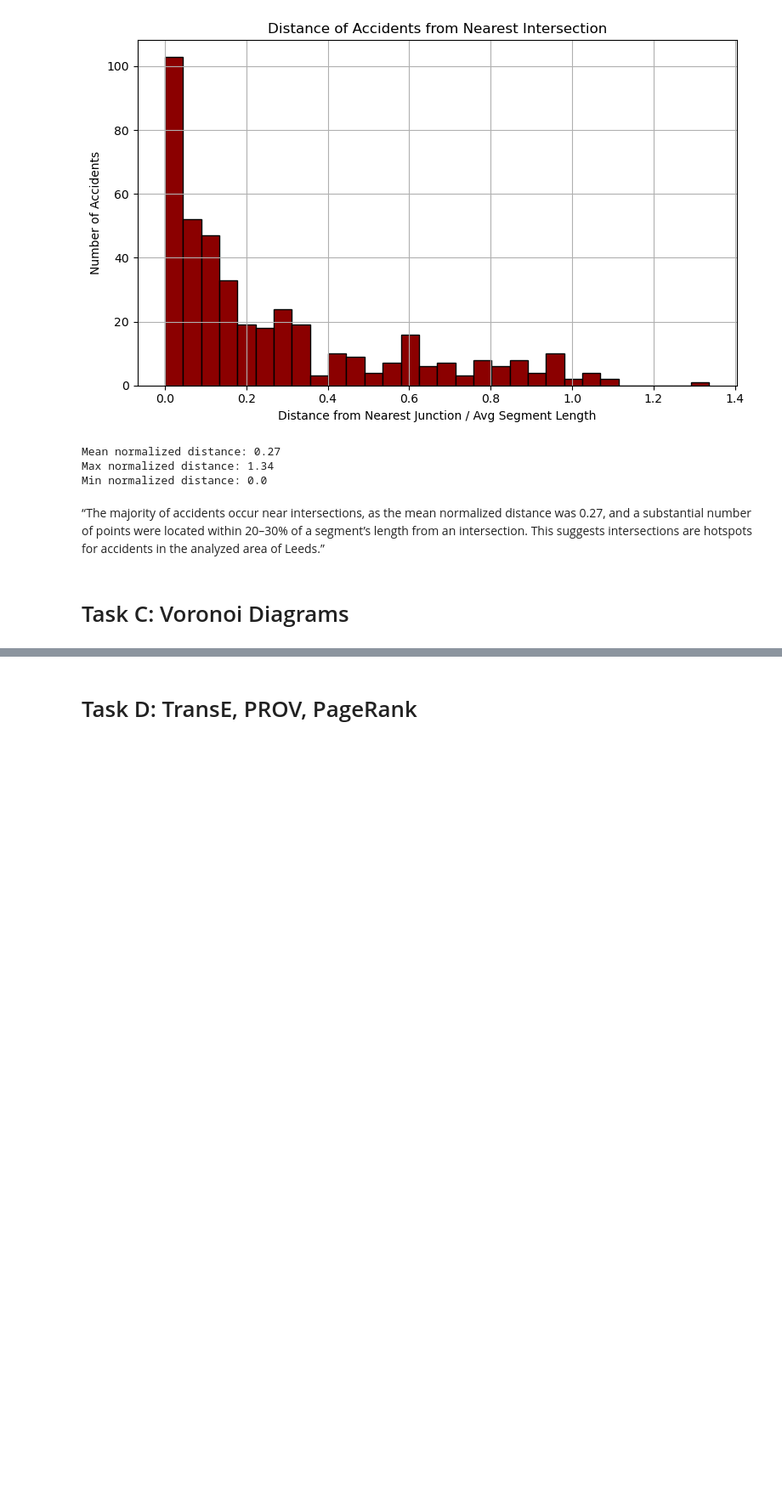
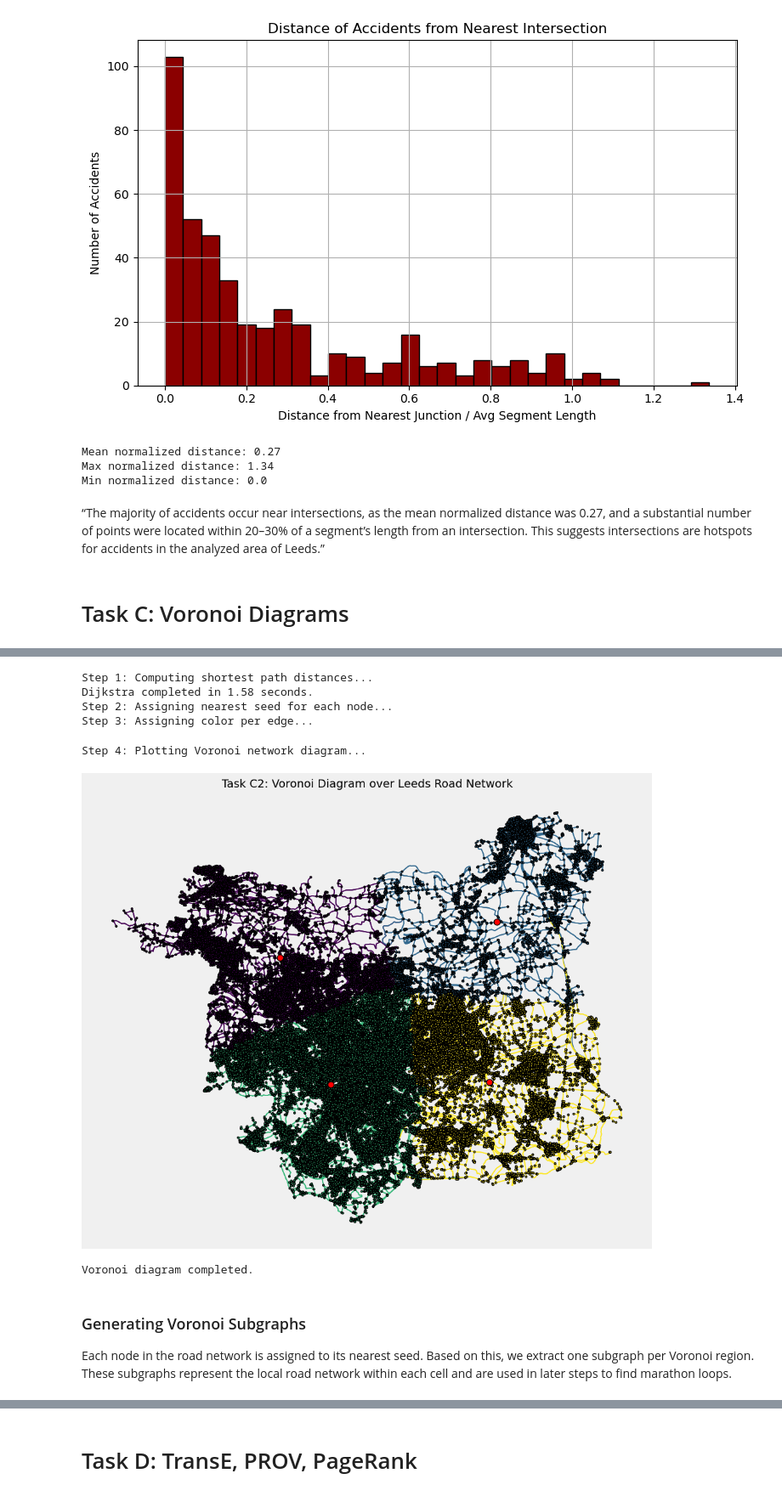
Before and after one commit to ammararfan2-lab/7CUSMNDA-2025-Coursework, a Jupyter notebook: notebooks/Part2.ipynb, the cells around one changed output, grey strips where cells are left out. Shown at 85% size. Drawn from its saved outputs; the diff is of its cells as text; code cells hidden in the pictures; blank space fills up the shorter version.

```diff
--- a/notebooks/Part2.ipynb
+++ b/notebooks/Part2.ipynb
@@ -471,0 +678,78 @@ Min normalized distance: 0.0
+# %%
+import time
+from matplotlib import cm
+
+# Function to generate edge-based Voronoi diagram over a road network
+def compute_network_voronoi(G_proj, seed_nodes, nodes_gdf, edges_gdf):
+    num_seeds = len(seed_nodes)
+    print("\nStep 1: Computing shortest path distances...")
+    start = time.time()
+
+    # Step 1: Compute Dijkstra distances from each seed
+    distances = {
+        seed: nx.single_source_dijkstra_path_length(G_proj, seed, weight='length')
+        for seed in seed_nodes
+    }
+    print(f"Dijkstra completed in {round(time.time() - start, 2)} seconds.")
+
+    # Step 2: Assign each node to its nearest seed
+    print("Step 2: Assigning nearest seed for each node...")
+    node_to_seed = {
+        node: min(
+            [(seed, distances[seed].get(node, np.inf)) for seed in seed_nodes],
+            key=lambda x: x[1]
+        )[0]
+        for node in G_proj.nodes
+    }
+
+    # Step 3: Assign each edge to the region of its start node
+    print("Step 3: Assigning color per edge...")
+    edge_tuples = list(G_proj.edges(keys=True))
+    edge_seed_assignment = [node_to_seed[u] for u, v, k in edge_tuples]
+
+    # Step 4: Assign colors to each seed region
+    cmap = cm.get_cmap('viridis', num_seeds)
+    color_list = [cmap(i) for i in range(num_seeds)]
+    seed_to_color = {seed: color_list[i] for i, seed in enumerate(seed_nodes)}
+    edge_colors = [seed_to_color[s] for s in edge_seed_assignment]
+
+    # Step 5: Plot Voronoi diagram
+    print("Step 4: Plotting Voronoi network diagram...")
+    fig, ax = plt.subplots(figsize=(10, 10))
+    fig.patch.set_facecolor('#f0f0f0') # Light gray
+
+    edge_geoms = list(edges_gdf.geometry)
+    for seed in seed_nodes:
+        indices = [i for i, s in enumerate(edge_seed_assignment) if s == seed]
+        segments = [edge_geoms[i] for i in indices]
+        gpd.GeoSeries(segments).plot(ax=ax, color=seed_to_color[seed], linewidth=1.2, zorder=0)
+
+    node_colors = [seed_to_color[node_to_seed[node]] for node in nodes_gdf.index]
+    nodes_gdf.plot(ax=ax, color=node_colors, edgecolor='black', markersize=5, zorder=1)
+
+    for pt in seed_coords:
+        ax.scatter(pt.x, pt.y, s=60, color='red', edgecolors='black', zorder=2)
+
+    plt.title("Task C2: Voronoi Diagram over Leeds Road Network", fontsize=14)
+    plt.axis("off")
+    plt.tight_layout()
+    plt.show()
+
+    print("Voronoi diagram completed.")
+    return node_to_seed, seed_to_color
+
+# Call the function
+node_to_seed, seed_to_color = compute_network_voronoi(
+    leeds_graph_proj, selected_seed_nodes, nodes_gdf, edges_gdf)
+# %% [output]
+Step 1: Computing shortest path distances...
+Dijkstra completed in 1.58 seconds.
+Step 2: Assigning nearest seed for each node...
+Step 3: Assigning color per edge...
+Step 4: Plotting Voronoi network diagram...
+[figure, added]
+Voronoi diagram completed.
+# %% [markdown]
+### Generating Voronoi Subgraphs
+
+Each node in the road network is assigned to its nearest seed. Based on this, we extract one subgraph per Voronoi region. These subgraphs represent the local road network within each cell and are used in later steps to find marathon loops.
```
Also changed, not shown: parts of 17 cells of this notebook.
